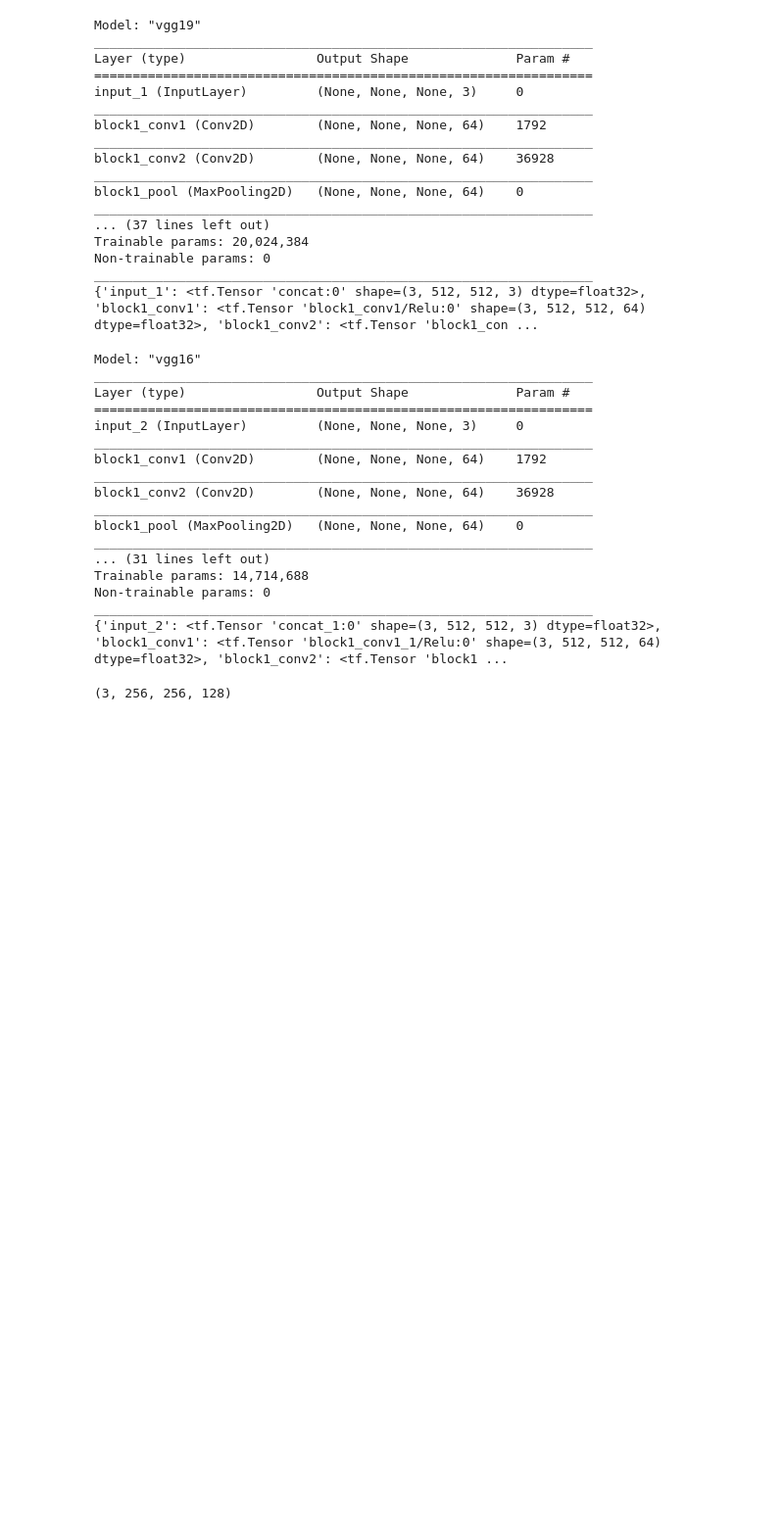
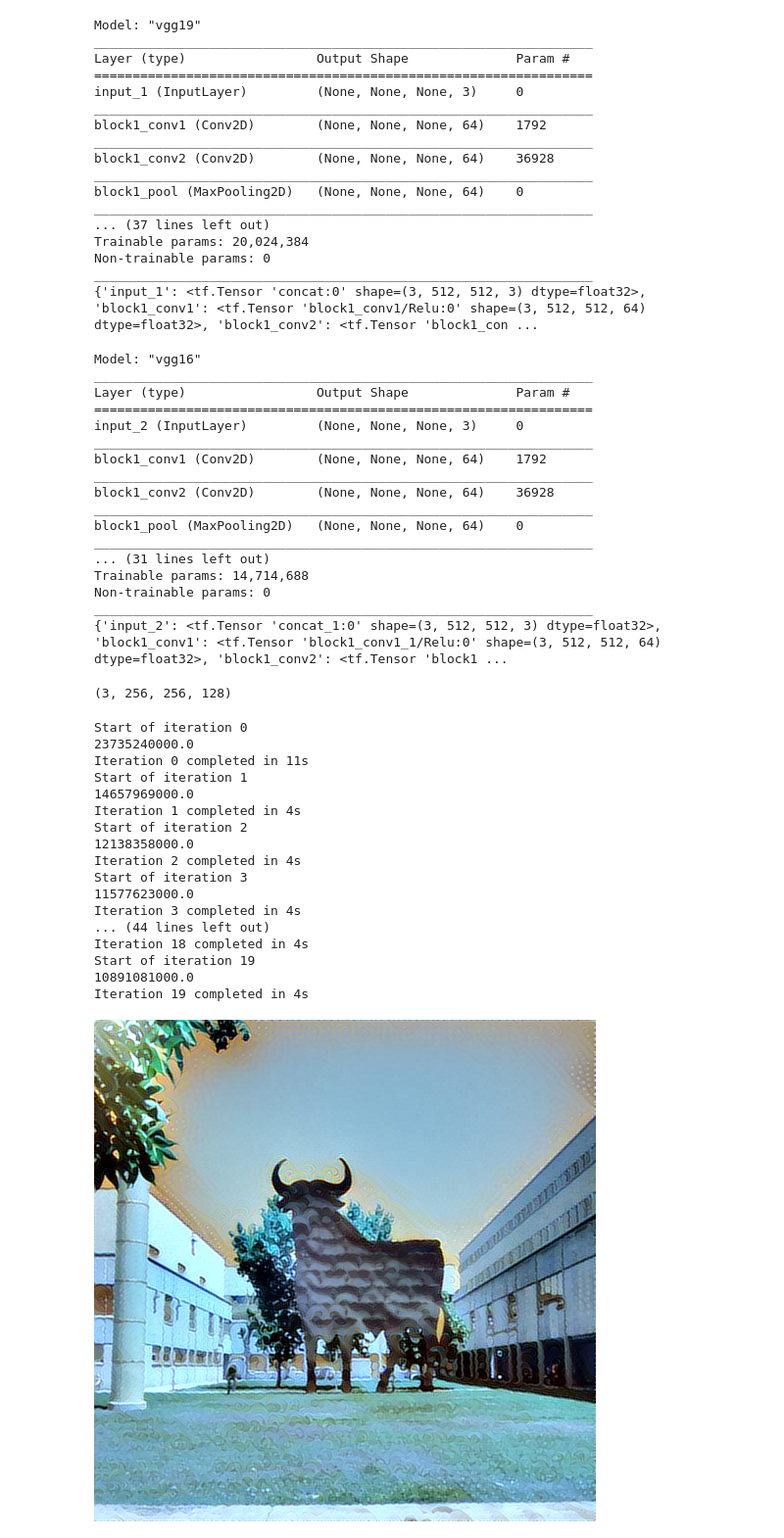
Before and after one commit to LokiAndere/MIARFID-VPC-2019-20, a Jupyter notebook: swap.ipynb, the cells around one changed output. Shown at 98% size. Saved outputs shown, nothing was run; the diff lists cells and outputs as text; code cells hidden in the pictures; blank space fills up the shorter version.

```diff
--- a/swap.ipynb
+++ b/swap.ipynb
@@ -118,8 +119,8 @@ input_tensor=backend.concatenate([content_image,style_image,combination_image],a
 model=VGG16(input_tensor=input_tensor,weights='imagenet', include_top=False)
 model.summary()
 
-content_weight = 0.02
-style_weight = 50.0
+content_weight = 0.025
+style_weight = 1.0
 total_variation_weight = 1.0
 
 layers=dict([(layer.name, layer.output) for layer in model.layers])
@@ -146,7 +147,7 @@ _________________________________________________________________
 loss=backend.variable(0.)
 
 def content_loss(content, combination):
-    return backend.sum(backend.square(content-combination))
+    return 0.5*backend.sum(backend.square(content-combination))
 
 layer_features=layers['block2_conv2']
 print(layer_features.shape)
@@ -220,3 +221,48 @@ class Evaluator(object):
         self.loss_value = None
         self.grad_values = None
         return grad_values
+# %%
+evaluator=Evaluator()
+
+x=np.random.uniform(0,255,(1,height,width,3))-128.0
+
+iterations = 20
+
+import time
+for i in range(iterations):
+    print('Start of iteration', i)
+    start_time = time.time()
+    x, min_val, info = fmin_l_bfgs_b(evaluator.loss, x.flatten(),
+                           fprime=evaluator.grads, maxfun=20)
+    print(min_val)
+    end_time = time.time()
+    print('Iteration %d completed in %ds' % (i, end_time - start_time))
+
+print
+x = x.reshape((height, width, 3))
+x = x[:, :, ::-1]
+x[:, :, 0] += 103.939
+x[:, :, 1] += 116.779
+x[:, :, 2] += 123.68
+x = np.clip(x, 0, 255).astype('uint8')
+
+Image.fromarray(x)
+# %% [output]
+Start of iteration 0
+23735240000.0
+Iteration 0 completed in 11s
+Start of iteration 1
+14657969000.0
+Iteration 1 completed in 4s
+Start of iteration 2
+12138358000.0
+Iteration 2 completed in 4s
+Start of iteration 3
+11577623000.0
+Iteration 3 completed in 4s
+... (44 lines left out)
+Iteration 18 completed in 4s
+Start of iteration 19
+10891081000.0
+Iteration 19 completed in 4s
+[figure, added]
```
Also changed, not shown: parts of 6 cells of this notebook.
